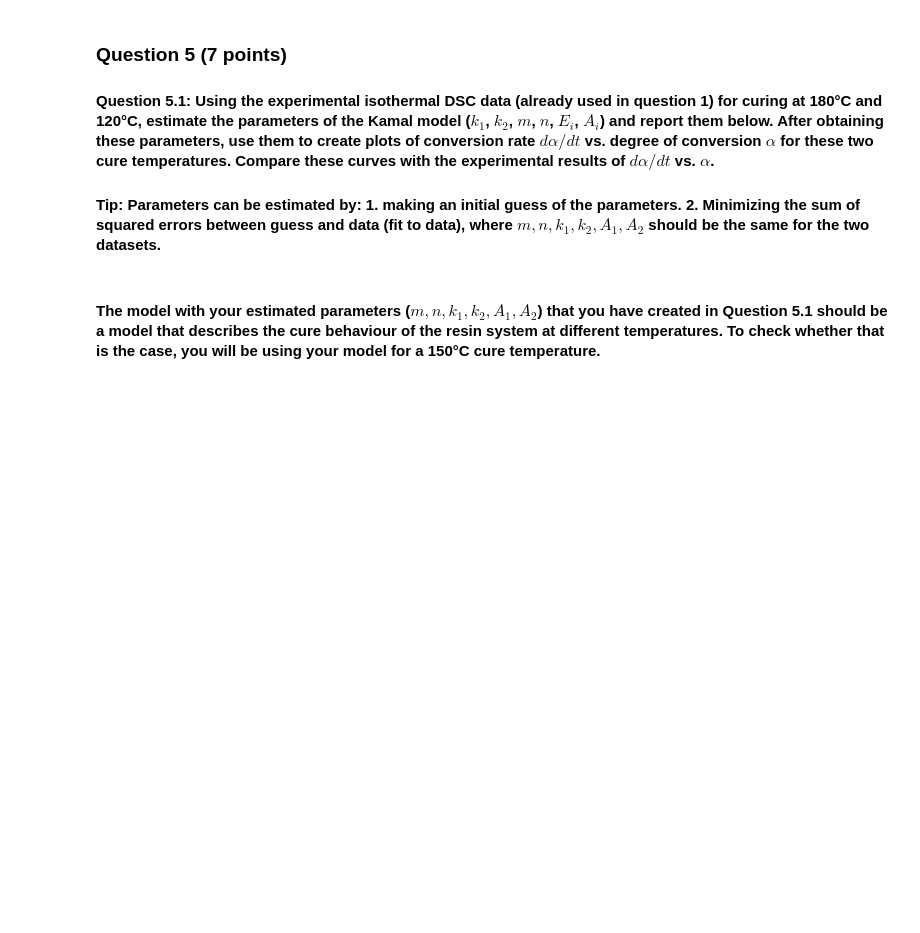
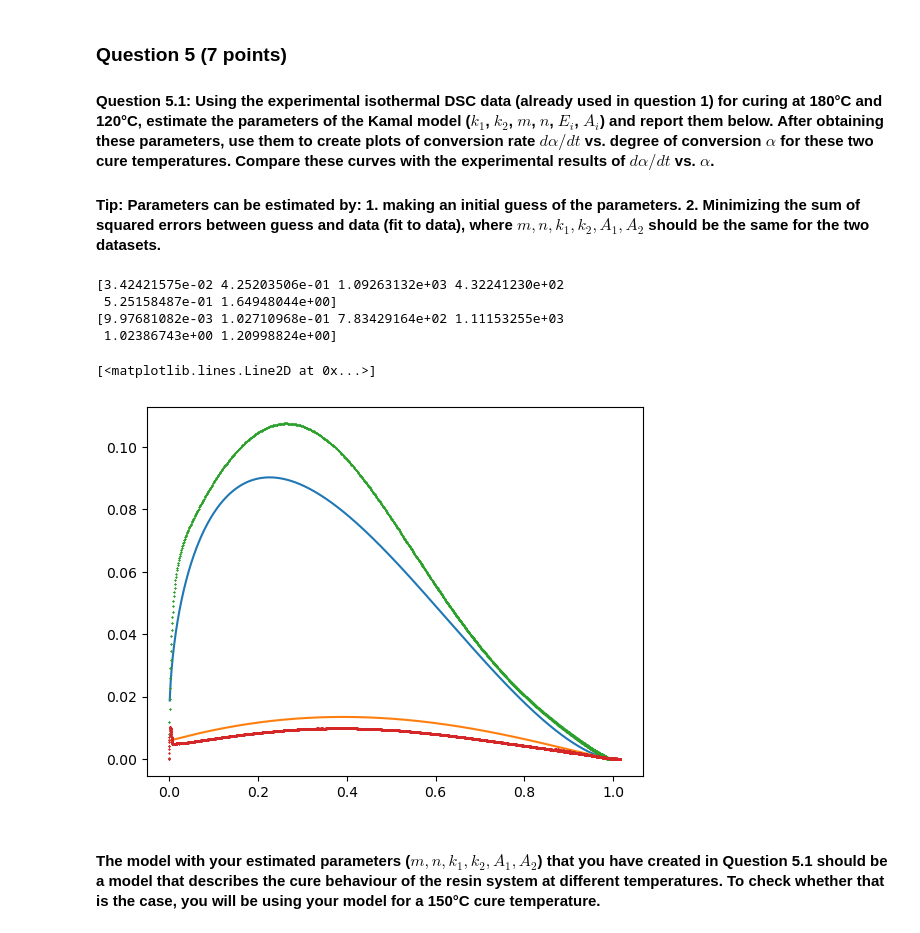
Before and after one commit to Moanalengkeek/Polymer_Composites, a Jupyter notebook: Cure Kinetics - new version.ipynb, the cells around one changed output. Cells and saved outputs as stored; diff of their text form; code cells hidden in the pictures; blank space fills up the shorter version.

```diff
--- a/Cure Kinetics - new version.ipynb
+++ b/Cure Kinetics - new version.ipynb
@@ -169,6 +170,49 @@ $$i=1,2$$
 ### Question 5 (7 points)
 #### Question 5.1: Using the experimental isothermal DSC data (already used in question 1) for curing at 180°C and 120°C, estimate the parameters of the Kamal model ($k_1$, $k_2$, $m$, $n$, $E_i$, $A_i$) and report them below. After obtaining these parameters, use them to create plots of conversion rate $d\alpha/dt$ vs. degree of conversion $\alpha$ for these two cure temperatures.  Compare these curves with the experimental results of $d\alpha/dt$ vs. $\alpha$.
 #### Tip: Parameters can be estimated by: 1. making an initial guess of the parameters. 2. Minimizing the sum of squared errors between guess and data (fit to data), where $m, n, k_1, k_2, A_1, A_2$ should be the same for the two datasets.
+# %%
+R  = 8.314
+def model_1(alpha, A1, A2, E1, E2, m, n):
+    T = 180
+    k1 = A1*np.exp(-E1/(R*T))
+    k2 = A2*np.exp(-E2/(R*T))
+    dadt = (k1 + k2*alpha**m)*(1-alpha)**n
+    return dadt
+
+def model_3(alpha, A1, A2, E1, E2, m, n):
+    T = 120
+    k1 = A1*np.exp(-E1/(R*T))
+    k2 = A2*np.exp(-E2/(R*T))
+    dadt = (k1 + k2*alpha**m)*(1-alpha)**n
+    return dadt
+
+def test_model(alpha, k1, k2, m, n):
+    dadt = (k1 + k2*alpha**m)*(1-alpha)**n
+    return dadt
+
+parameters1, covariance = curve_fit(model_1, alpha11[:3500], dadt11[:3500], maxfev=20000)
+print(parameters1)
+parameters3, covariance = curve_fit(model_3, alpha13[:15000], dadt13[:15000], maxfev=50000)
+print(parameters3)
+
+alpha = np.arange(0.001,0.99,0.001)
+
+dadt11_fit = model_3(alpha, parameters1[0], parameters1[1], parameters1[2], parameters1[3], parameters1[4], parameters1[5])
+dadt13_fit = model_1(alpha, parameters3[0], parameters3[1], parameters3[2], parameters3[3], parameters3[4], parameters3[5])
+
+plt.plot(alpha, dadt11_fit)
+plt.plot(alpha, dadt13_fit)
+plt.plot(alpha11, dadt11, 'x', markersize=1)
+plt.plot(alpha13, dadt13, 'x', markersize=1)
+# parameters3, covariance = curve_fit(model, alpha13[:3500], dadt13, maxfev=20000)
+# print(parameters3)
+# %% [output]
+[3.42421575e-02 4.25203506e-01 1.09263132e+03 4.32241230e+02
+ 5.25158487e-01 1.64948044e+00]
+[9.97681082e-03 1.02710968e-01 7.83429164e+02 1.11153255e+03
+ 1.02386743e+00 1.20998824e+00]
+[<matplotlib.lines.Line2D at 0x...>]
+[figure, added]
 # %% [markdown]
 #### The model with your estimated parameters ($m, n, k_1, k_2, A_1, A_2$) that you have created in Question 5.1 should be a model that describes the cure behaviour of the resin system at different temperatures. To check whether that is the case, you will be using your model for a 150°C cure temperature.
 # %% [markdown]
```
Also changed, not shown: parts of 1 cell of this notebook.
